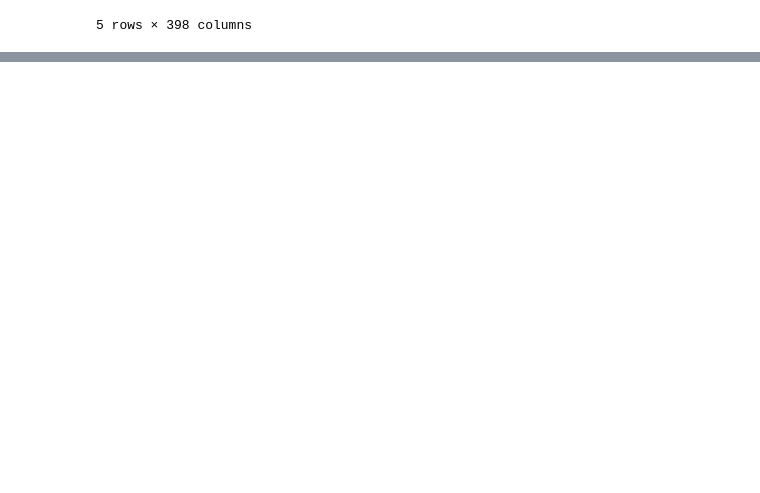
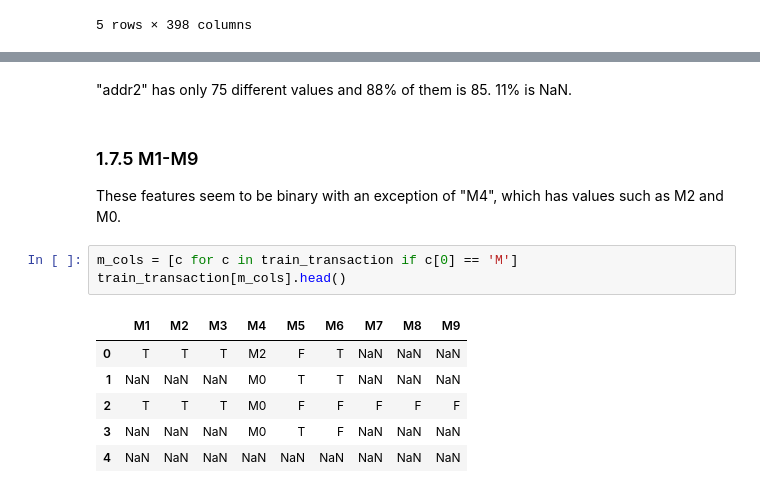
Before and after one commit to nichowu/IEEE-CIS-Fraud-Detection, a Jupyter notebook: IEEE-CIS-Fraud-Detection.ipynb, the cells around one changed output, grey strips where cells are left out. Drawn from its saved outputs; the diff is of its cells as text; blank space fills up the shorter version.

```diff
--- a/IEEE-CIS-Fraud-Detection.ipynb
+++ b/IEEE-CIS-Fraud-Detection.ipynb
@@ -346,0 +435,16 @@ train_transaction.head()
+# %% [markdown]
+"addr2" has only 75 different values and 88% of them is 85. 11% is NaN.
+# %% [markdown]
+### 1.7.5 M1-M9
+
+These features seem to be binary with an exception of "M4", which has values such as M2 and M0.
+# %%
+m_cols = [c for c in train_transaction if c[0] == 'M']
+train_transaction[m_cols].head()
+# %% [output]
+|  | M1 | M2 | M3 | M4 | M5 | M6 | M7 | M8 | M9 |
+| 0 | T | T | T | M2 | F | T | NaN | NaN | NaN |
+| 1 | NaN | NaN | NaN | M0 | T | T | NaN | NaN | NaN |
+| 2 | T | T | T | M0 | F | F | F | F | F |
+| 3 | NaN | NaN | NaN | M0 | T | F | NaN | NaN | NaN |
+| 4 | NaN | NaN | NaN | NaN | NaN | NaN | NaN | NaN | NaN |
```
Also changed, not shown: parts of 18 cells of this notebook.
